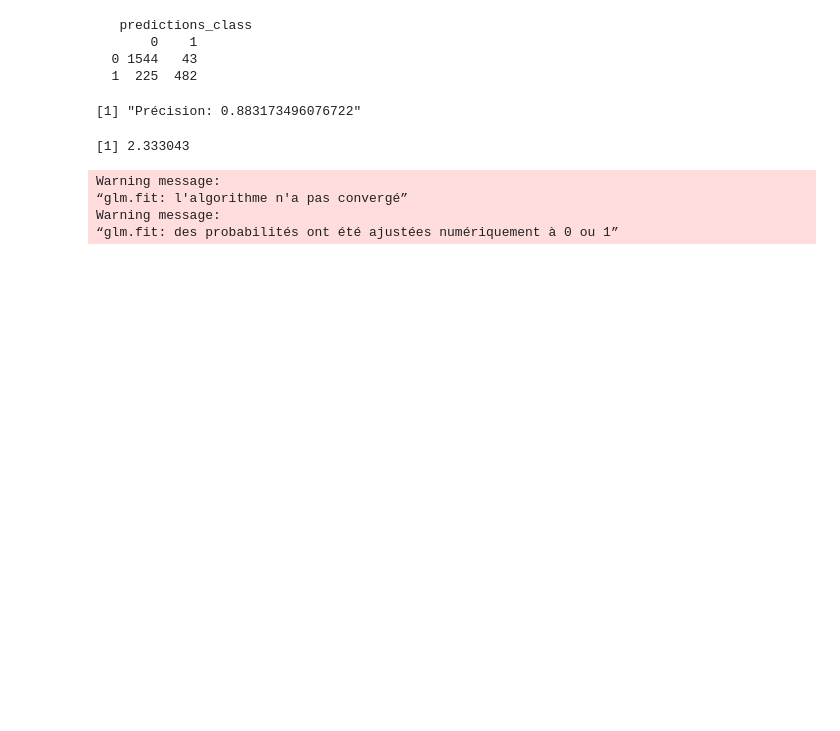
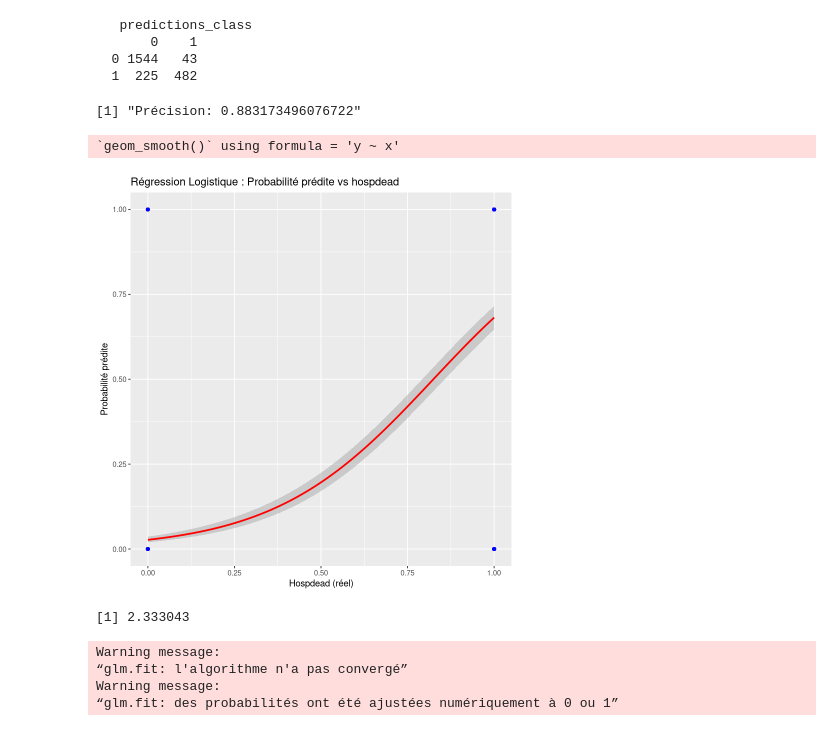
Before and after one commit to ClemouDouard/merr_project, a Jupyter notebook: src/regression.ipynb, the cells around one changed output. Drawn from its saved outputs; the diff is of its cells as text; code cells hidden in the pictures; blank space fills up the shorter version.

```diff
--- a/src/regression.ipynb
+++ b/src/regression.ipynb
@@ -260,8 +278,8 @@ AIC: 43112
 
 Number of Fisher Scoring iterations: 25
 # %%
-pred <- predict(modreg, newdata=test_data1, type="response")
-predictions_class <- ifelse(pred > 0.5, 1, 0)
+test_data1$pred <- predict(modreg, newdata=test_data1, type="response")
+predictions_class <- ifelse(test_data1$pred > 0.5, 1, 0)
 confusion_matrix <- table(test_data1$hospdead, predictions_class)
 print(confusion_matrix)
 # %% [output]
@@ -274,6 +292,16 @@ accuracy <- sum(diag(confusion_matrix)) / sum(confusion_matrix)
 print(paste("Précision:", accuracy))
 # %% [output]
 [1] "Précision: 0.883173496076722"
+# %%
+ggplot(test_data1, aes(x = hospdead, y = pred)) +
+  geom_point(alpha = 0.5, color = "blue") +  # Nuage de points
+  geom_smooth(method = "glm", method.args = list(family = "binomial"), color = "red") + # Courbe ajustée
+  ggtitle("Régression Logistique : Probabilité prédite vs hospdead") +
+  xlab("Hospdead (réel)") +
+  ylab("Probabilité prédite")
+# %% [output]
+`geom_smooth()` using formula = 'y ~ x'
+[figure, added]
 # %%
 A <- ifelse(data$hospdead > 0.5, 1, 0)
 A <- A[A == 1]
```
Also changed, not shown: parts of 14 cells of this notebook.
